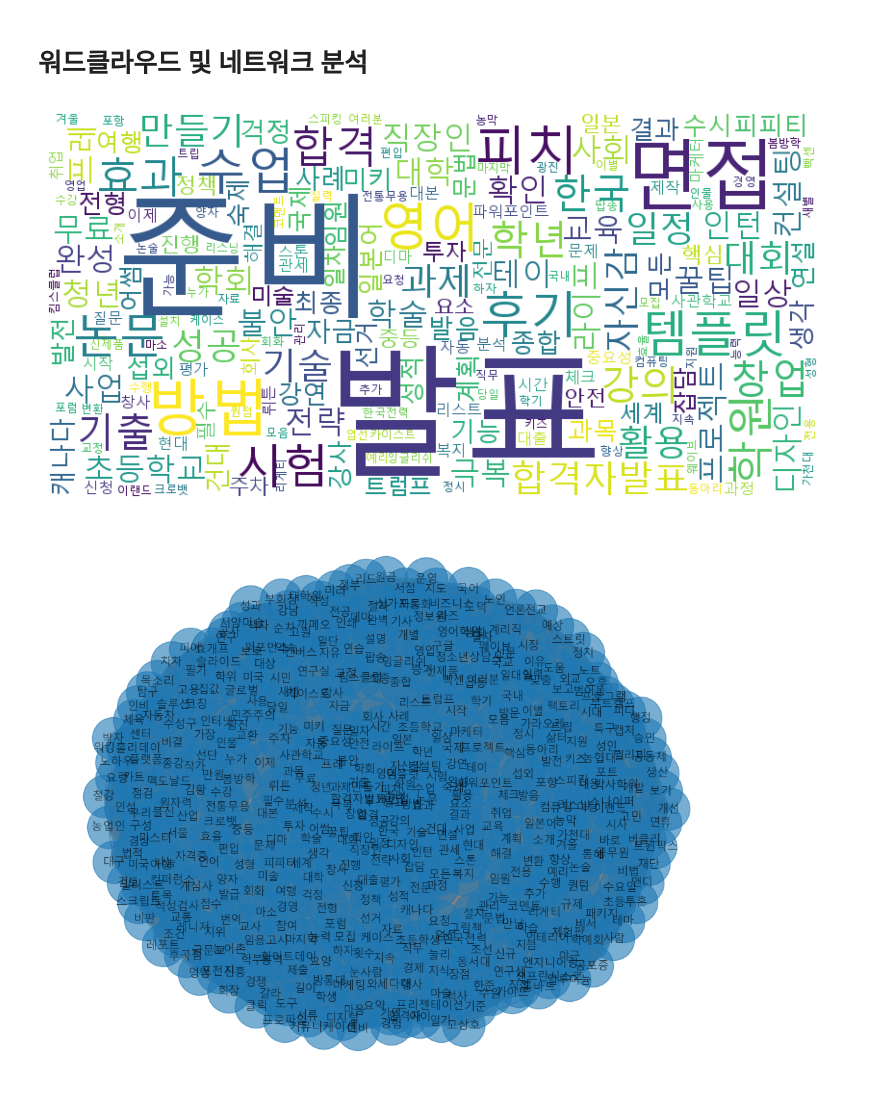
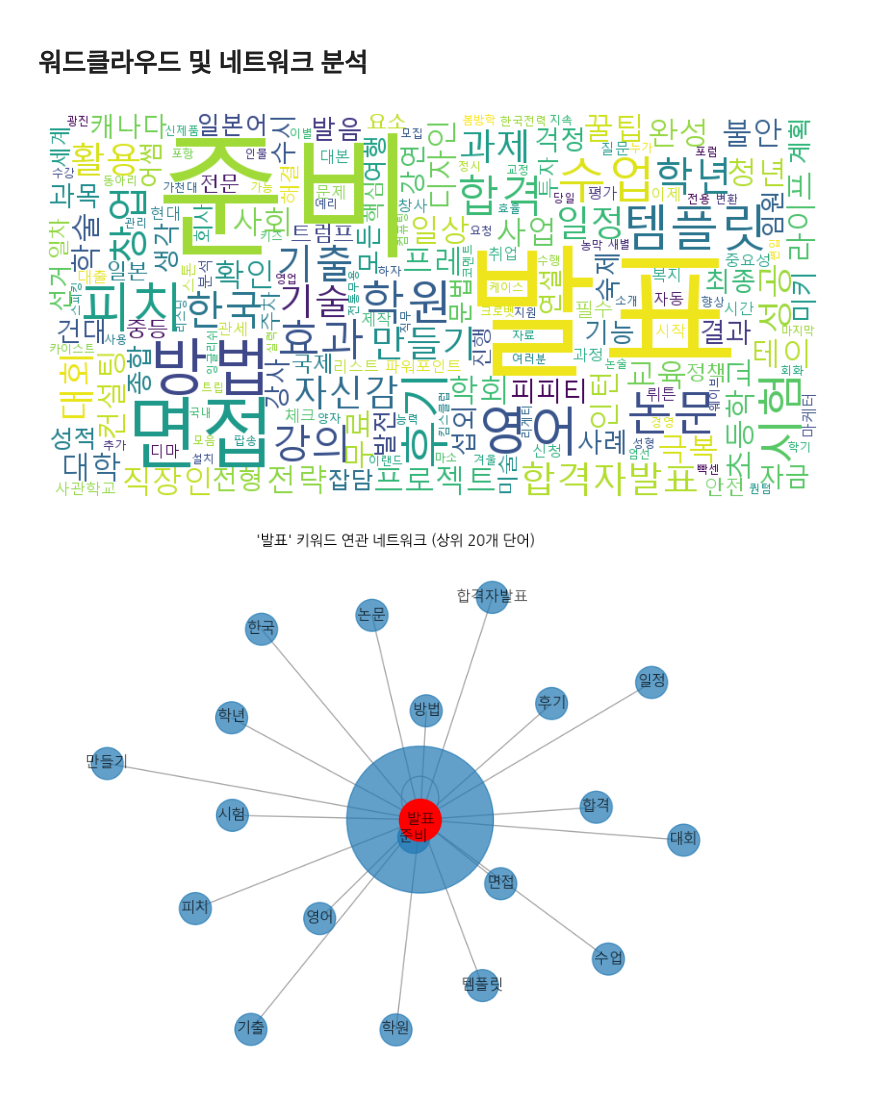
Before and after one commit to OnyX0000/Presentation-Agent, a Jupyter notebook: code/JK/news_crawling.ipynb, the cells around one changed output. Cells and saved outputs as stored; diff of their text form; code cells hidden in the pictures.

```diff
--- a/code/JK/news_crawling.ipynb
+++ b/code/JK/news_crawling.ipynb
@@ -148,6 +148,7 @@ import networkx as nx
 from collections import Counter
 from itertools import combinations
 from konlpy.tag import Okt
+import koreanize_matplotlib
 import re
 
 # 1. CSV 파일 로드 함수
@@ -185,10 +186,14 @@ def generate_keyword_network(words, target_word="발표", top_n=20):
     pair_freq = Counter(word_pairs)  # 단어 쌍 빈도 계산
 
     # "발표"와 연결된 단어들만 필터링
-    related_words = {word2: freq for (word1, word2), freq in pair_freq.items() if word1 == target_word}
-    related_words.update({word1: freq for (word1, word2), freq in pair_freq.items() if word2 == target_word})
+    related_words = {}
+    for (word1, word2), freq in pair_freq.items():
+        if word1 == target_word:
+            related_words[word2] = freq
+        elif word2 == target_word:
+            related_words[word1] = freq
 
-    # 연결 강도가 높은 순으로 정렬하여 상위 20개 단어 선택
+    # 연결 강도가 높은 순으로 정렬하여 상위 N개 선택
     top_related = dict(sorted(related_words.items(), key=lambda x: x[1], reverse=True)[:top_n])
 
     # 네트워크 그래프 생성
@@ -199,36 +204,36 @@ def generate_keyword_network(words, target_word="발표", top_n=20):
 
     # 노드 크기 설정 (연결 개수에 비례)
     node_sizes = [G.degree(node) * 700 for node in G.nodes()]
 
     # 네트워크 그래프 시각화
     plt.figure(figsize=(8, 6))
-    pos = nx.spring_layout(G, k=0.5)  # 그래프 레이아웃 설정
+    pos = nx.spring_layout(G, seed=42)  # 그래프 레이아웃 설정
     nx.draw(G, pos, with_labels=True, font_family="Malgun Gothic",
-            node_size=node_sizes, edge_color="gray", alpha=0.7, font_size=10)
+            node_size=node_sizes, edge_color="gray", alpha=0.7, font_size=12)
 
     # 강조 표시 (중앙 노드 "발표" 키워드)
     if target_word in G.nodes:
         nx.draw_networkx_nodes(G, pos, nodelist=[target_word],
                                node_color="red", node_size=1200)  # "발표" 강조
 
     plt.title(f"'{target_word}' 키워드 연관 네트워크 (상위 {top_n}개 단어)")
     plt.show()
 
 # 5. 실행 파이프라인
 def main(csv_file):
     """전체 데이터 분석 실행"""
     df = load_data(csv_file)  # CSV 파일 로드
     all_words = []
 
     for title in df["Title"]:  # 모든 제목에 대해 전처리
         all_words.extend(preprocess_text(str(title)))
 
     generate_wordcloud(all_words)  # 워드클라우드 실행
-    generate_network(all_words)  # 네트워크 분석 실행
+    generate_keyword_network(all_words)  # 네트워크 분석 실행
 
 # 실행 예시
-csv_file = "naver_blog_posts.csv"  # 크롤링된 CSV 파일 경로
+csv_file = "../../data/csv/naver_blog_posts.csv"  # 크롤링된 CSV 파일 경로
 main(csv_file)
 # %% [output]
-[figure, old version]
+[figure, new version]
-[figure, old version]
+[figure, new version]
```
